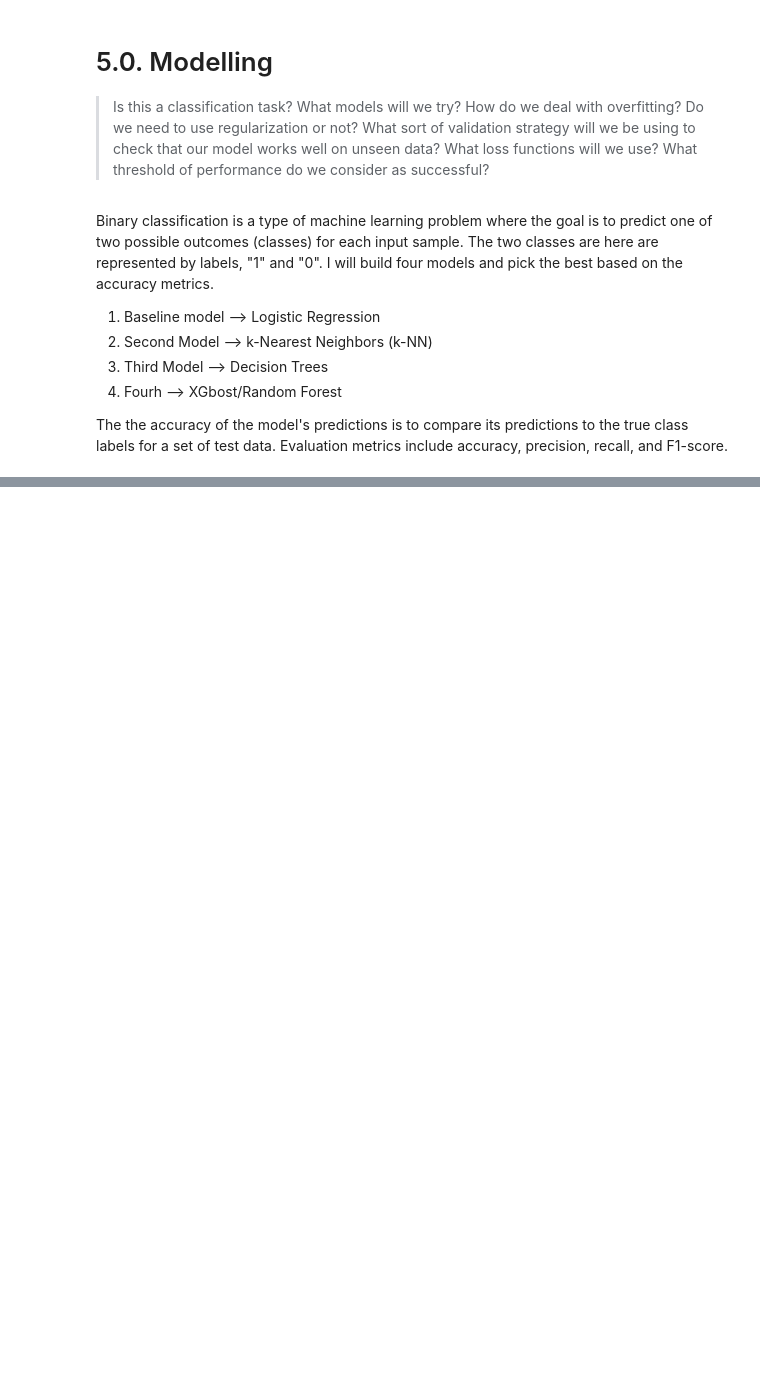
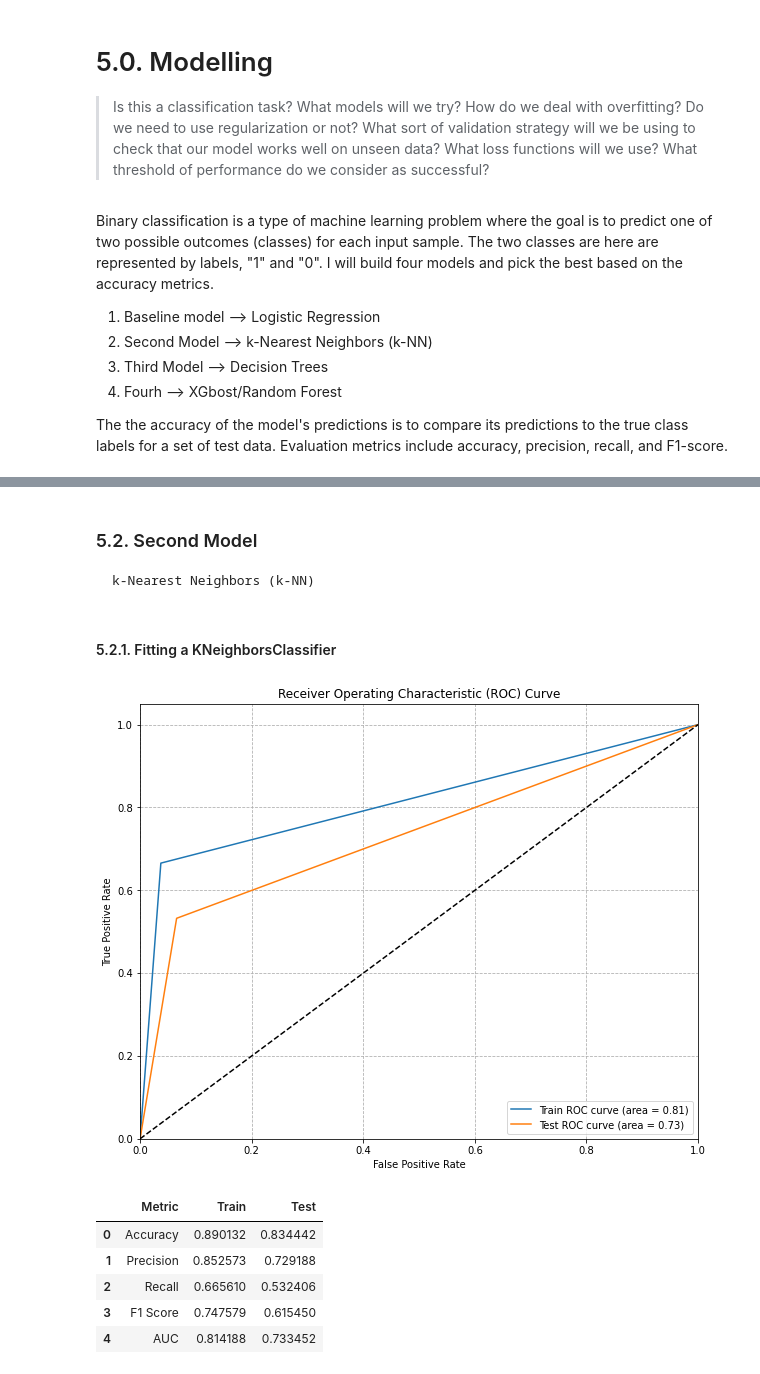
Before and after one commit to adikamunyao/Phase-3-project, a Jupyter notebook: index.ipynb, the cells around one changed output, grey strips where cells are left out. Saved outputs shown, nothing was run; the diff lists cells and outputs as text; code cells hidden in the pictures; blank space fills up the shorter version.

```diff
--- a/index.ipynb
+++ b/index.ipynb
@@ -986,0 +863,25 @@ columns_dtypes(Tery_stops_df)
+# %% [markdown]
+### 5.2. Second Model
+    k-Nearest Neighbors (k-NN)
+# %% [markdown]
+#### 5.2.1. Fitting a KNeighborsClassifier
+# %%
+# import relevant libraries
+from sklearn.neighbors import KNeighborsClassifier
+
+# model
+knn_model2 = KNeighborsClassifier()
+
+# fit the model
+knn_model2.fit(X_train, y_train)
+
+# evaluate model using function
+eval_model(knn_model2)
+# %% [output]
+[figure, added]
+|  | Metric | Train | Test |
+| 0 | Accuracy | 0.890132 | 0.834442 |
+| 1 | Precision | 0.852573 | 0.729188 |
+| 2 | Recall | 0.665610 | 0.532406 |
+| 3 | F1 Score | 0.747579 | 0.615450 |
+| 4 | AUC | 0.814188 | 0.733452 |
```
Also changed, not shown: parts of 93 cells of this notebook.
